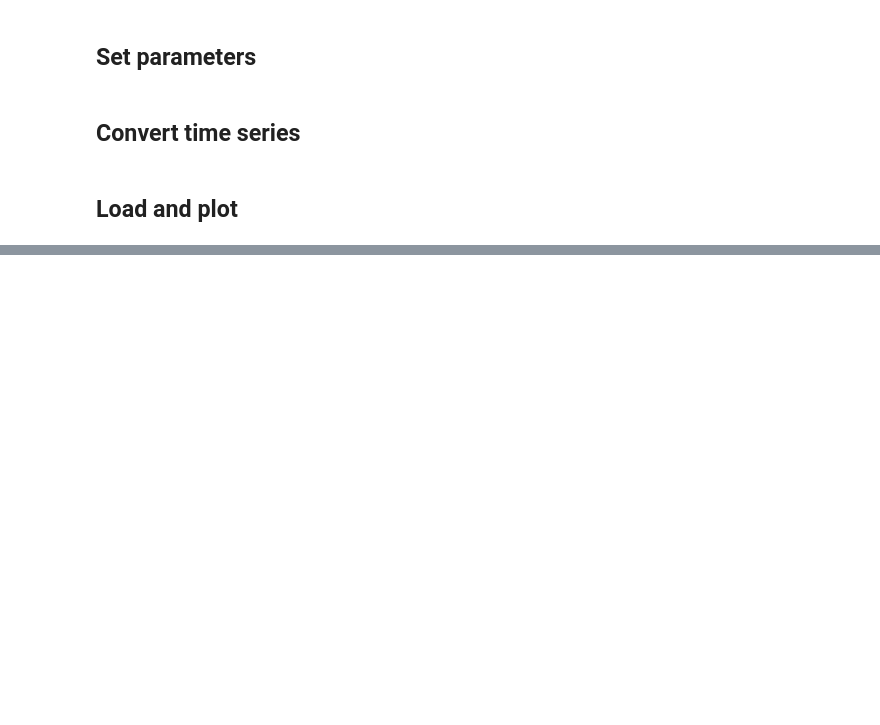
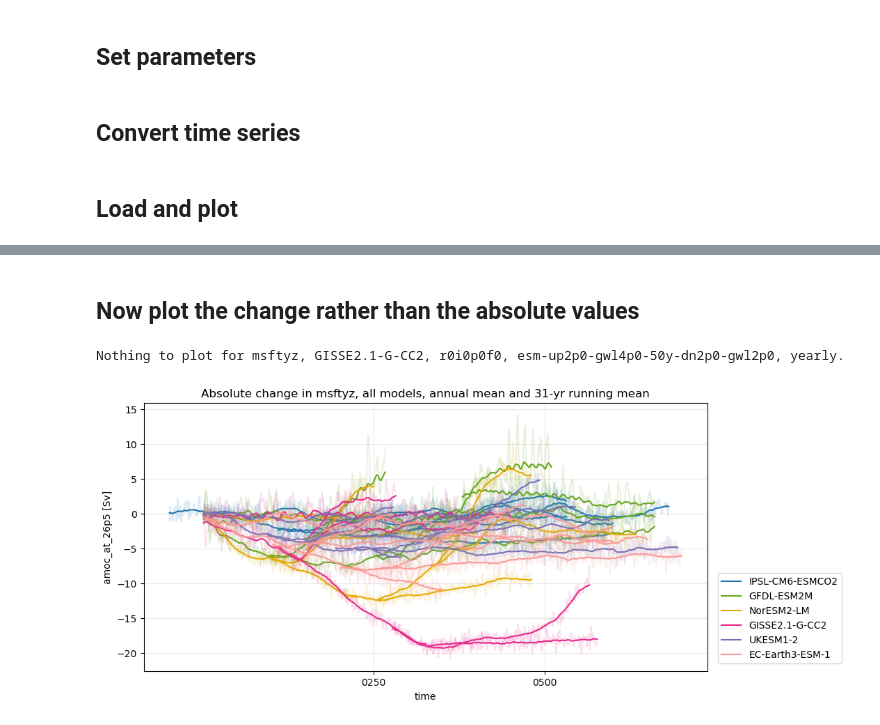
Before and after one commit to eikekoehn/TIPMIP_carbon_cycle, a Jupyter notebook: 02_analysis_and_plotting/plot_time_series_of_amoc.ipynb, the cells around one changed output, grey strips where cells are left out. Cells and saved outputs as stored; diff of their text form; code cells hidden in the pictures; blank space fills up the shorter version.

```diff
--- a/02_analysis_and_plotting/plot_time_series_of_amoc.ipynb
+++ b/02_analysis_and_plotting/plot_time_series_of_amoc.ipynb
@@ -98,0 +139,68 @@ sh: getfattr: command not found
+# %% [markdown]
+## Now plot the change rather than the absolute values
+# %%
+def get_reference_value(varia,model):
+    #freq_input = get_freq_input(model)
+    #stat = get_stat(varia)
+    mgrab = MODELgrabber.get_grabber(model)
+    member = mgrab.get_member()
+    run = 'esm-piControl'
+    load_dir = f'./../01_postprocessed_data/amoc_time_series/{varia}/{model}/{run}/{member}/{freq}'
+    load_string = f'{load_dir}/{varia}_{model}_{run}_{member}_{freq}_{basin_choice}_{lat_string}_{min_depth_choice}m.nc'
+    global_stat = xr.open_dataset(load_string,use_cftime=True)
+    global_stat = global_stat[f"amoc_at_{lat_string}"]
+    global_stat = TimeOperator.shift_time_axis_to_ref_year(model,global_stat,ref_year=ref_year,set_to_start_of_months=True)
+    reference_value = global_stat.sel(time=slice(f'{ref_year:04d}-01-01',f'{(ref_year+ref_period):04d}-01-01')).mean('time').values
+    return reference_value
+
+running_mean_years = 31
+
+fig, ax = plt.subplots(figsize=(12,5))
+for model in models:
+    varia = get_varia(model)
+    mgrab = MODELgrabber.get_grabber(model)
+    member = mgrab.get_member()
+    #color = model_dict[model].color_id
+    reference_value = get_reference_value(varia,model)
+    global_stats = dict()
+    for run in runs:
+        try:
+            color = model_dict[model].color_id#run_dict[run].color_id
+            load_dir = f'./../01_postprocessed_data/amoc_time_series/{varia}/{model}/{run}/{member}/{freq}'
+            load_string = f'{load_dir}/{varia}_{model}_{run}_{member}_{freq}_{basin_choice}_{lat_string}_{min_depth_choice}m.nc'
+            global_stat = xr.open_dataset(load_string,use_cftime=True)
+            global_stat = global_stat[f"amoc_at_{lat_string}"]
+            units = global_stat.units
+            global_stat = TimeOperator.shift_time_axis_to_ref_year(model,global_stat,ref_year=ref_year,set_to_start_of_months=True)
+
+            #print(global_stat)
+            #print(reference_value)
+            global_stat = global_stat - reference_value
+            #print(global_stat.units)
+            global_stat.attrs['units'] = units
+
+            # convert
+            global_stat = convert_units(varia,global_stat)
+
+            # put into dictionary
+            global_stats[run] = global_stat
+
+            #annual_means = global_stat.resample(time="1YS").mean()
+            global_stat.plot(alpha=.15,color=color)#,label=run)
+
+            if run == 'esm-up2p0':
+                label=model
+            else:
+                label=''
+            global_stat.rolling(time=running_mean_years,center=True,min_periods=1).mean().plot(alpha=1,color=color,label=label)#,label=run)
+        except:
+            print(f'Nothing to plot for {varia}, {model}, {member}, {run}, {freq}.')
+
+ax.set_title(f'Absolute change in {varia}, all models, annual mean and {running_mean_years}-yr running mean')
+ax.grid(alpha=0.25)
+plt.subplots_adjust(right=0.8)
+plt.legend(loc='lower left',bbox_to_anchor=(1.01,0.01))
+plt.show()
+# %% [output]
+Nothing to plot for msftyz, GISSE2.1-G-CC2, r0i0p0f0, esm-up2p0-gwl4p0-50y-dn2p0-gwl2p0, yearly.
+[figure, added]
```
Also changed, not shown: parts of 7 cells of this notebook, 3 other files.
